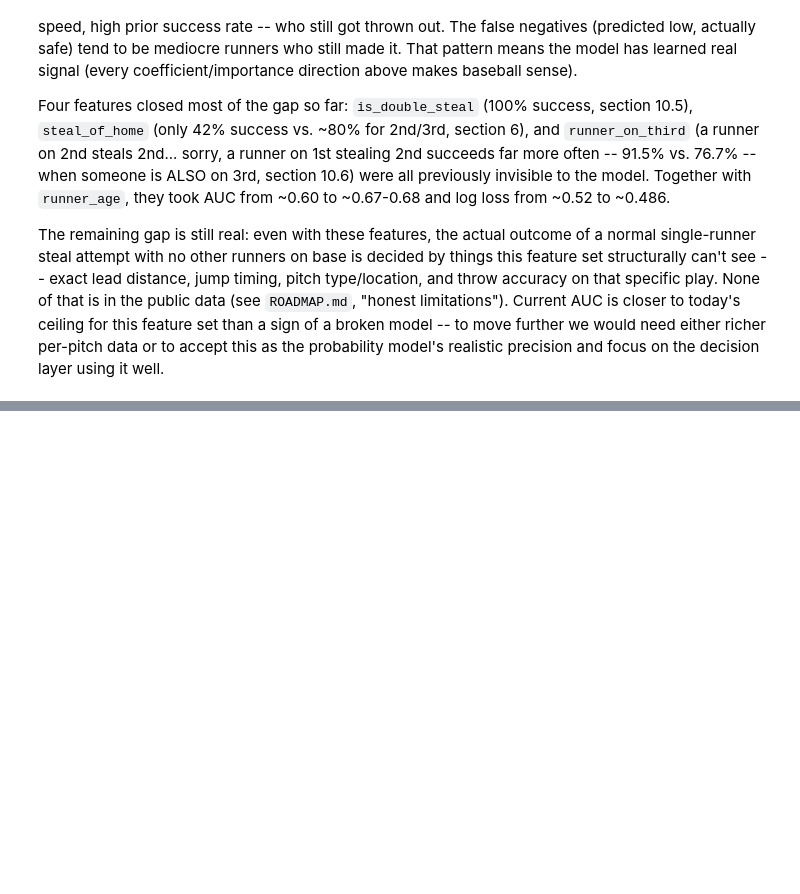
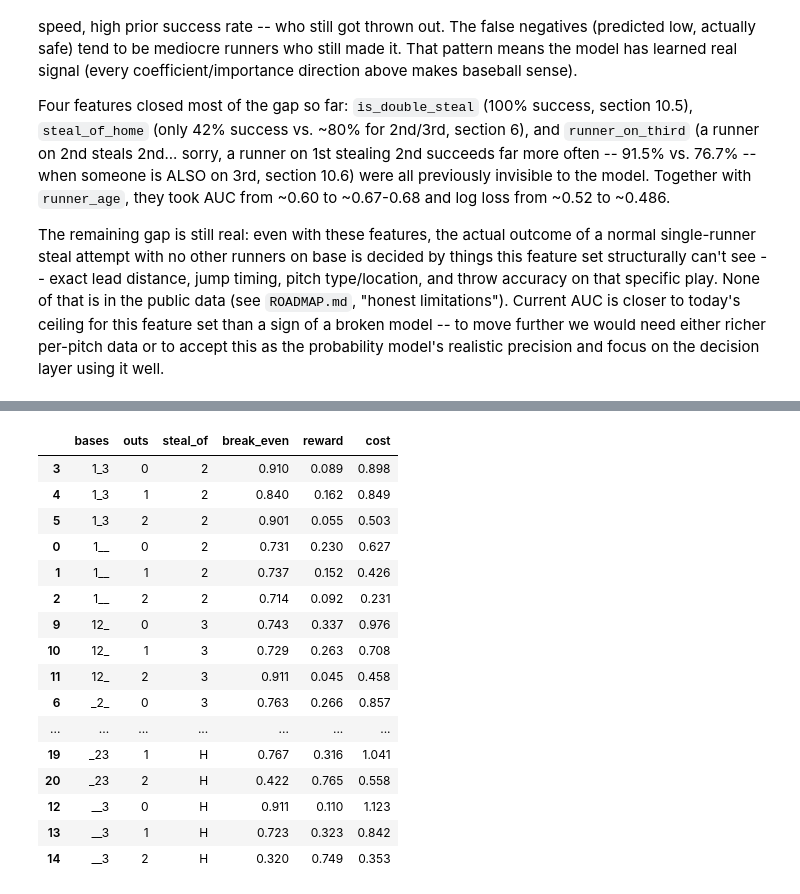
Before and after one commit to ethanhershman/base-steal-model, a Jupyter notebook: notebooks/eda.ipynb, the cells around one changed output, grey strips where cells are left out. Cells and saved outputs as stored; diff of their text form; code cells hidden in the pictures; blank space fills up the shorter version.

```diff
--- a/notebooks/eda.ipynb
+++ b/notebooks/eda.ipynb
@@ -937,0 +1021,34 @@ layer using it well.
+# %%
+scenarios = [
+    ("1__", "2"), ("1_3", "2"),   # steal of 2nd
+    ("_2_", "3"), ("12_", "3"),   # steal of 3rd
+    ("__3", "H"), ("1_3", "H"), ("_23", "H"), ("123", "H"),  # steal of home
+]
+
+rows = []
+for bc, target in scenarios:
+    for outs in (0, 1, 2):
+        be, reward, cost = break_even_rate(re24, bc, outs, target)
+        rows.append({"bases": bc, "outs": outs, "steal_of": target,
+                     "break_even": round(be, 3), "reward": round(reward, 3), "cost": round(cost, 3)})
+
+decision_table = pd.DataFrame(rows).sort_values(["steal_of", "bases", "outs"])
+decision_table
+# %% [output]
+|  | bases | outs | steal_of | break_even | reward | cost |
+| 3 | 1_3 | 0 | 2 | 0.910 | 0.089 | 0.898 |
+| 4 | 1_3 | 1 | 2 | 0.840 | 0.162 | 0.849 |
+| 5 | 1_3 | 2 | 2 | 0.901 | 0.055 | 0.503 |
+| 0 | 1__ | 0 | 2 | 0.731 | 0.230 | 0.627 |
+| 1 | 1__ | 1 | 2 | 0.737 | 0.152 | 0.426 |
+| 2 | 1__ | 2 | 2 | 0.714 | 0.092 | 0.231 |
+| 9 | 12_ | 0 | 3 | 0.743 | 0.337 | 0.976 |
+| 10 | 12_ | 1 | 3 | 0.729 | 0.263 | 0.708 |
+| 11 | 12_ | 2 | 3 | 0.911 | 0.045 | 0.458 |
+| 6 | _2_ | 0 | 3 | 0.763 | 0.266 | 0.857 |
+| ... | ... | ... | ... | ... | ... | ... |
+| 19 | _23 | 1 | H | 0.767 | 0.316 | 1.041 |
+| 20 | _23 | 2 | H | 0.422 | 0.765 | 0.558 |
+| 12 | __3 | 0 | H | 0.911 | 0.110 | 1.123 |
+| 13 | __3 | 1 | H | 0.723 | 0.323 | 0.842 |
+| 14 | __3 | 2 | H | 0.320 | 0.749 | 0.353 |
```
Also changed, not shown: parts of 9 cells of this notebook, 1 other file.
